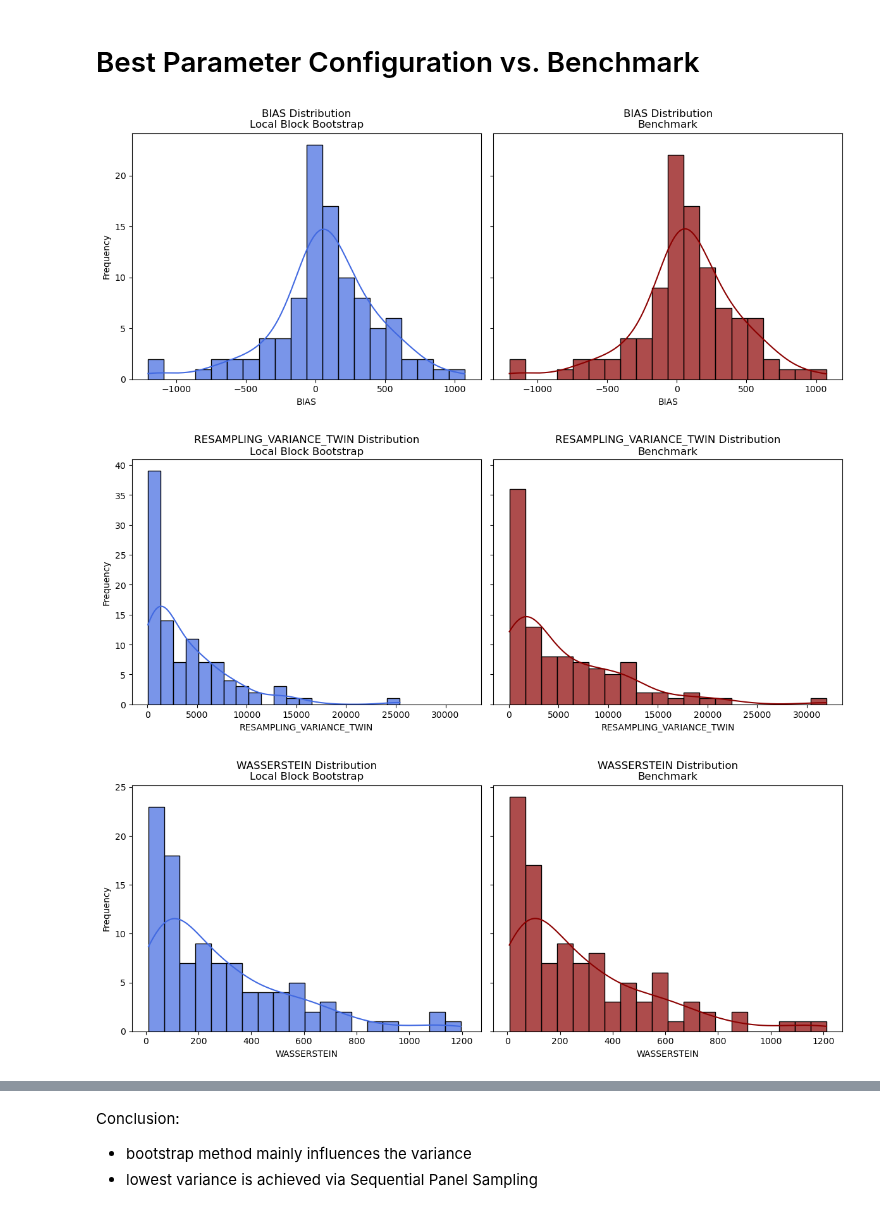
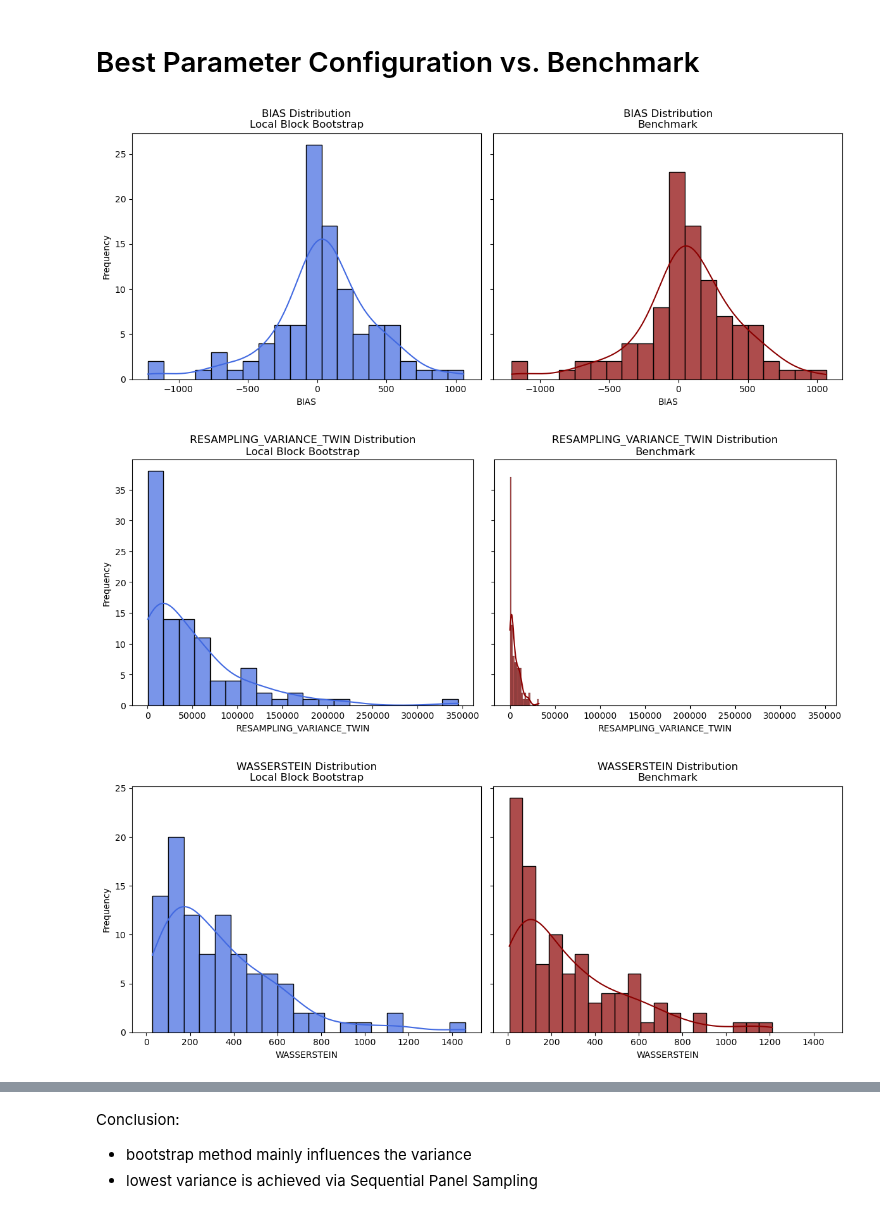
Before and after one commit to chrisnhr/Diplom, a Jupyter notebook: bootstrapping.ipynb, the cells around one changed output, grey strips where cells are left out. Cells and saved outputs as stored; diff of their text form; code cells hidden in the pictures.

```diff
--- a/bootstrapping.ipynb
+++ b/bootstrapping.ipynb
@@ -102,7 +66,7 @@ df_validation.groupby(["WINDOW_SIZE", "BLOCK_SIZE"]).median().sort_values("WASSE
 # %% [markdown]
 # Parameter Tuning
 # %%
-Evaluation.run_grid(input_data)
+#Evaluation.run_grid(input_data) #dauert ca 45 min
 df_grid_results = pd.read_csv("results/grid_results.csv")
-df_grid_results.groupby(["WINDOW_SIZE", "BLOCK_SIZE"]).median().drop(["TEST_ITEM_COMMUNICATIONKEY", "TWIN_NUMBER"], axis=1).sort_values("MAE").reset_index().head(20) #median, bc distribution is skewed
+df_grid_results.groupby(["WINDOW_SIZE", "BLOCK_SIZE"]).median().drop(["TEST_ITEM_COMMUNICATIONKEY", "TWIN_NUMBER"], axis=1).sort_values("BIAS_MEAN").reset_index().head(40) #median, bc distribution is skewed
 # %% [output]
@@ -224,7 +213,7 @@ df_grid_results.query("TEST_ITEM_COMMUNICATIONKEY == 807444058").sort_values("WA
 # %% [markdown]
 # Best Parameter Configuration vs. Benchmark
 # %%
-best_params = (1, 1)
+best_params = (41, 25)
 
 results  = []
 for test_item_key in input_data.TestData.keys():
@@ -235,24 +224,24 @@ df_results = pd.DataFrame(results)
 # %%
 # Create side-by-side histograms with KDE
 fig, axes = plt.subplots(1, 2, figsize=(12, 5), sharex=True, sharey=True)
 
 # Best parameters plot
-sns.histplot(df_results.query( f"BLOCK_SIZE == {best_params[1]} & WINDOW_SIZE == {best_params[0]}")["BIAS"], bins=20, kde=True, color="royalblue", edgecolor="black", ax=axes[0], alpha=0.7)
+sns.histplot(df_results.query( f"BLOCK_SIZE == {best_params[1]} & WINDOW_SIZE == {best_params[0]}")["BIAS_MEDIAN"], bins=20, kde=True, color="royalblue", edgecolor="black", ax=axes[0], alpha=0.7)
 axes[0].set_title(f"BIAS Distribution\nLocal Block Bootstrap")
 axes[0].set_xlabel("BIAS")
 axes[0].set_ylabel("Frequency")
 
 # Benchmark plot
-sns.histplot(df_results.query("BLOCK_SIZE == 1 & WINDOW_SIZE == 0")["BIAS"], bins=20, kde=True, color="darkred", edgecolor="black", ax=axes[1], alpha=0.7)
+sns.histplot(df_results.query("BLOCK_SIZE == 1 & WINDOW_SIZE == 0")["BIAS_MEDIAN"], bins=20, kde=True, color="darkred", edgecolor="black", ax=axes[1], alpha=0.7)
 axes[1].set_title("BIAS Distribution\nBenchmark")
 axes[1].set_xlabel("BIAS")
 axes[1].set_ylabel("")  # No duplicate ylabel
 
 # Adjust layout
 plt.tight_layout()
 plt.show()
 # %% [output]
-[figure, old version]
+[figure, new version]
 # %%
 # Create side-by-side histograms with KDE
 fig, axes = plt.subplots(1, 2, figsize=(12, 5), sharex=True, sharey=True)
@@ -273,7 +262,7 @@ axes[1].set_ylabel("")  # No duplicate ylabel
 plt.tight_layout()
 plt.show()
 # %% [output]
-[figure, old version]
+[figure, new version]
 # %%
 # Create side-by-side histograms with KDE
 fig, axes = plt.subplots(1, 2, figsize=(12, 5), sharex=True, sharey=True)
@@ -294,6 +283,6 @@ axes[1].set_ylabel("")  # No duplicate ylabel
 plt.tight_layout()
 plt.show()
 # %% [output]
-[figure, old version]
+[figure, new version]
 # %%
 # Summary Statistics: Median
```
Also changed, not shown: parts of 15 cells of this notebook, 4 other files.
